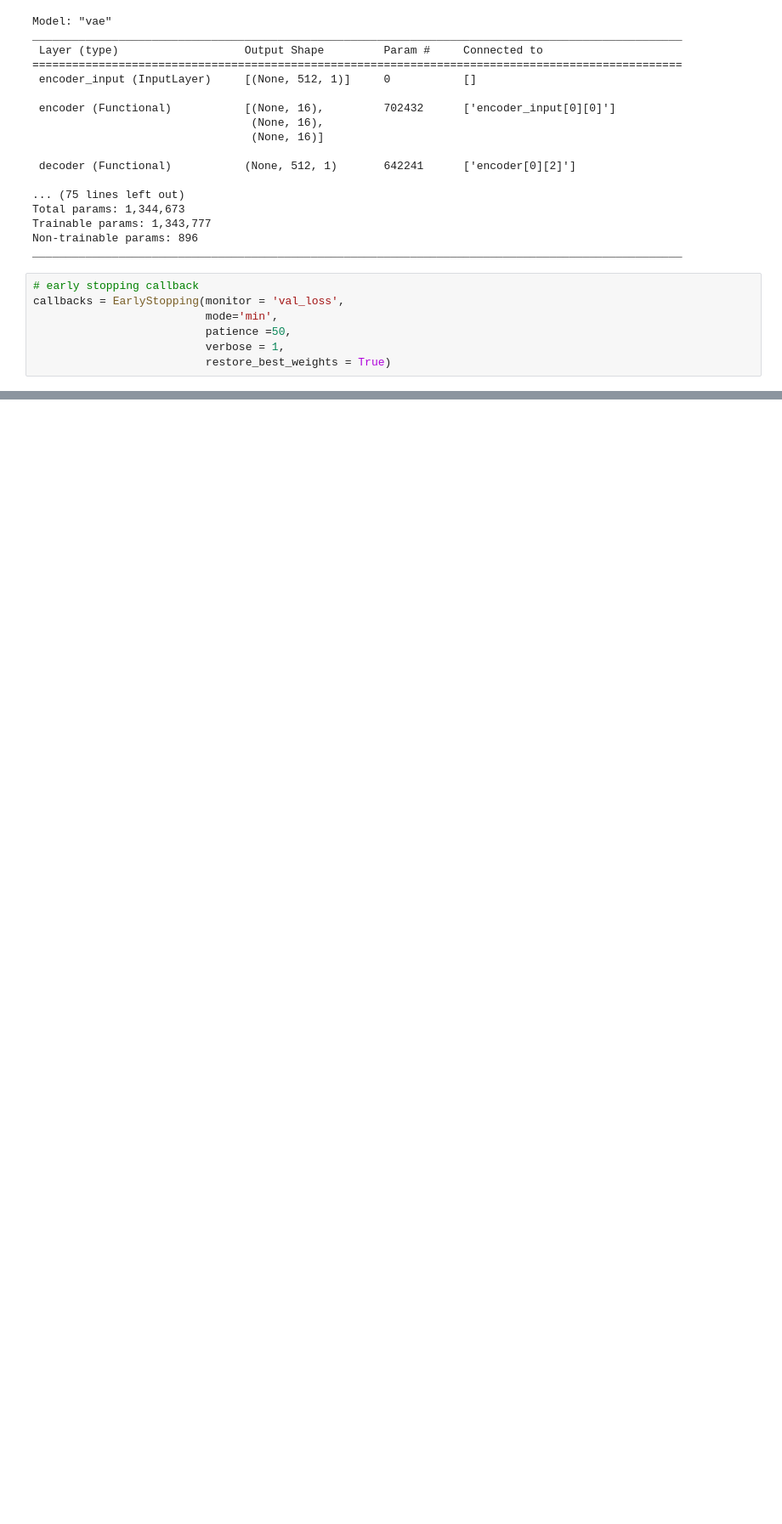
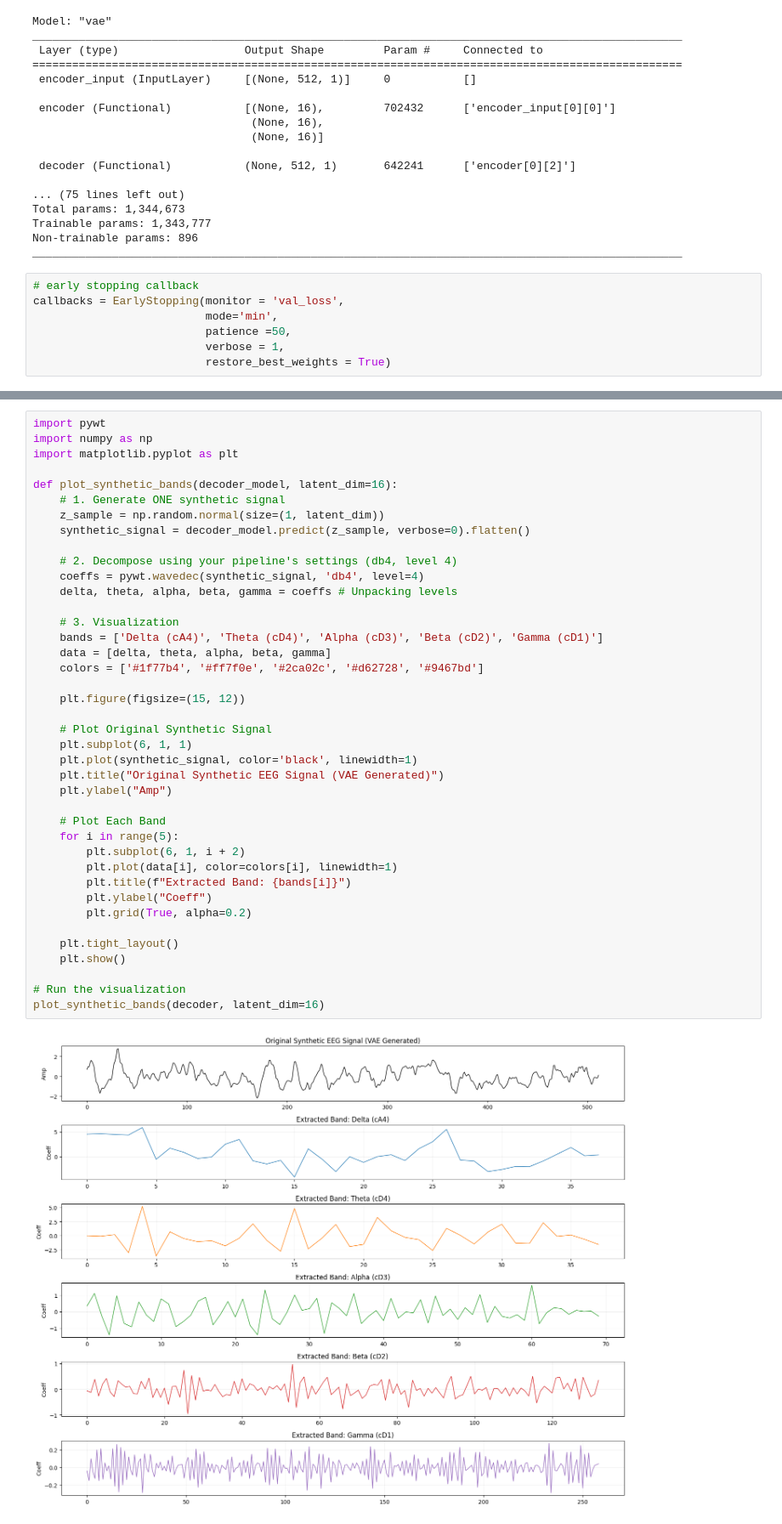
Before and after one commit to lebit-L1X/SkripsiCode, a Jupyter notebook: VAE model for EEG Data Augmentation.ipynb, the cells around one changed output, grey strips where cells are left out. Shown at 85% size. Cells and saved outputs as stored; diff of their text form; blank space fills up the shorter version.

```diff
--- a/VAE model for EEG Data Augmentation.ipynb
+++ b/VAE model for EEG Data Augmentation.ipynb
@@ -274,0 +352,42 @@ plt.plot(pred[0,:,:,0])
+# %%
+import pywt
+import numpy as np
+import matplotlib.pyplot as plt
+
+def plot_synthetic_bands(decoder_model, latent_dim=16):
+    # 1. Generate ONE synthetic signal
+    z_sample = np.random.normal(size=(1, latent_dim))
+    synthetic_signal = decoder_model.predict(z_sample, verbose=0).flatten()
+
+    # 2. Decompose using your pipeline's settings (db4, level 4)
+    coeffs = pywt.wavedec(synthetic_signal, 'db4', level=4)
+    delta, theta, alpha, beta, gamma = coeffs # Unpacking levels
+
+    # 3. Visualization
+    bands = ['Delta (cA4)', 'Theta (cD4)', 'Alpha (cD3)', 'Beta (cD2)', 'Gamma (cD1)']
+    data = [delta, theta, alpha, beta, gamma]
+    colors = ['#1f77b4', '#ff7f0e', '#2ca02c', '#d62728', '#9467bd']
+
+    plt.figure(figsize=(15, 12))
+
+    # Plot Original Synthetic Signal
+    plt.subplot(6, 1, 1)
+    plt.plot(synthetic_signal, color='black', linewidth=1)
+    plt.title("Original Synthetic EEG Signal (VAE Generated)")
+    plt.ylabel("Amp")
+
+    # Plot Each Band
+    for i in range(5):
+        plt.subplot(6, 1, i + 2)
+        plt.plot(data[i], color=colors[i], linewidth=1)
+        plt.title(f"Extracted Band: {bands[i]}")
+        plt.ylabel("Coeff")
+        plt.grid(True, alpha=0.2)
+
+    plt.tight_layout()
+    plt.show()
+
+# Run the visualization
+plot_synthetic_bands(decoder, latent_dim=16)
+# %% [output]
+[figure, added]
```
Also changed, not shown: parts of 16 cells of this notebook.
